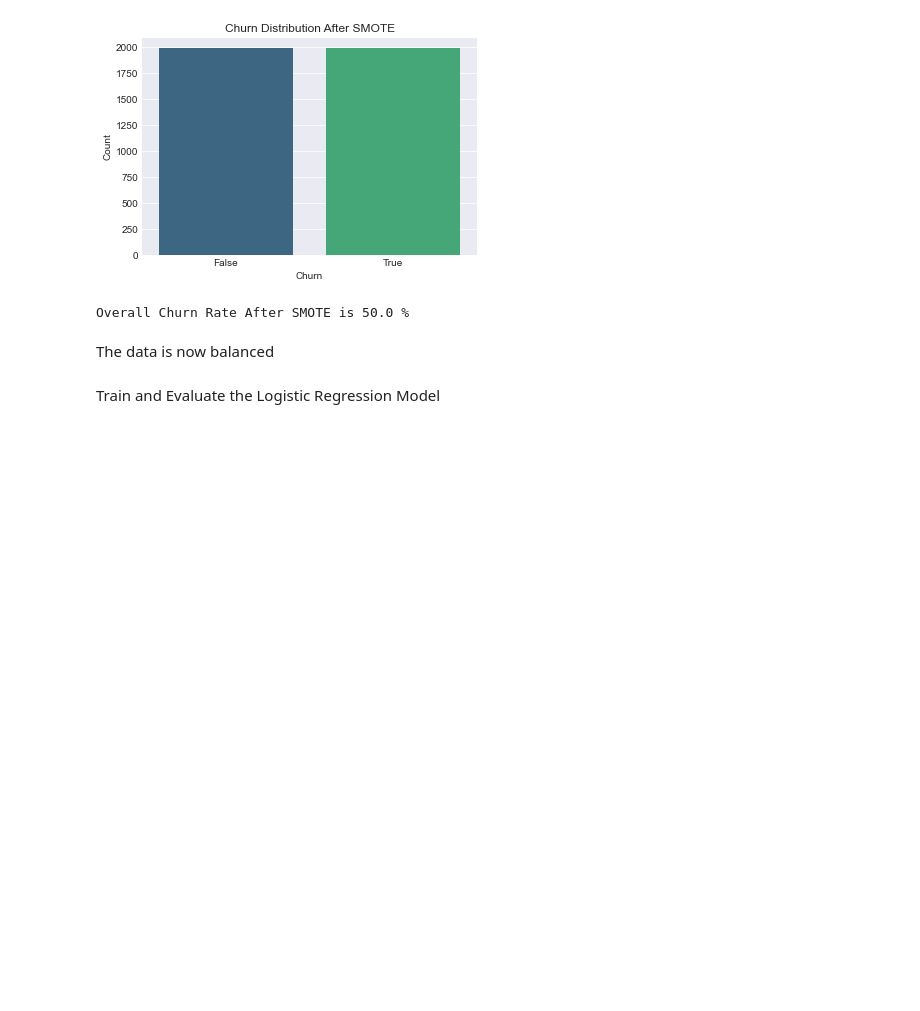
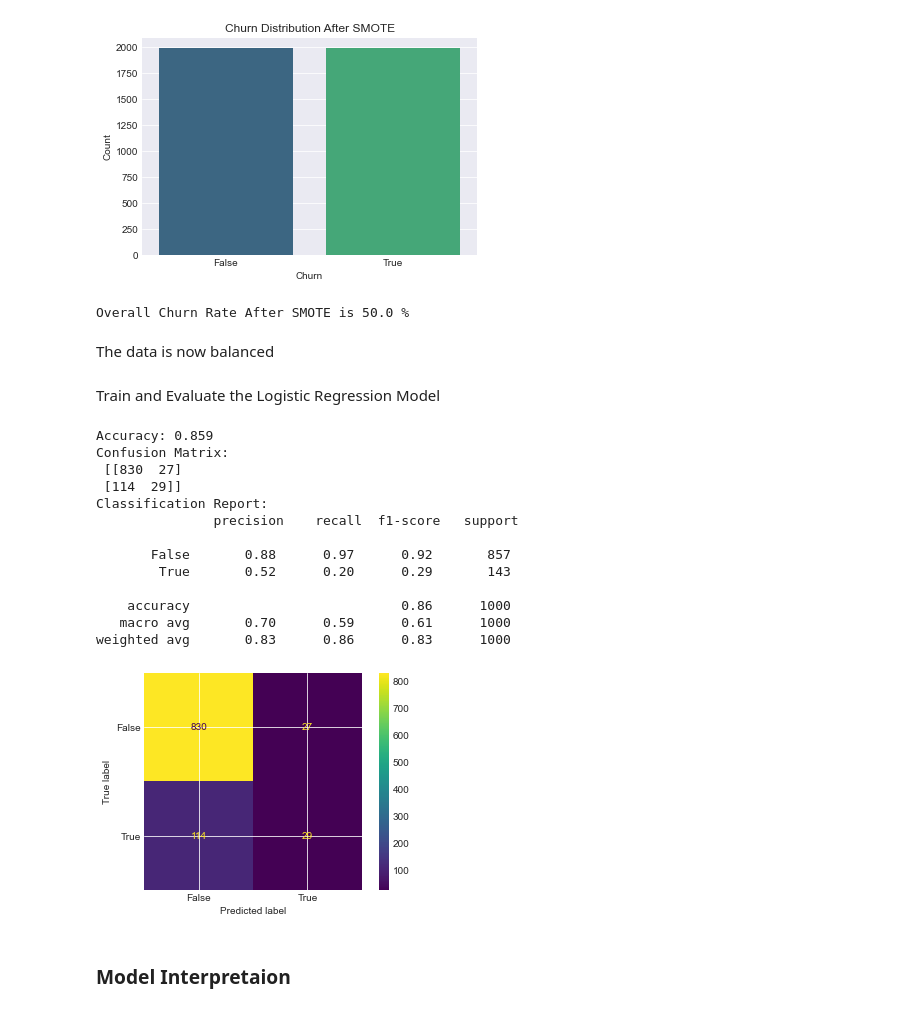
Before and after one commit to MAZSUSA/SYRIATEL-CUSTOMER-CHURN-ANALYSIS, a Jupyter notebook: index.ipynb, the cells around one changed output. Saved outputs shown, nothing was run; the diff lists cells and outputs as text; code cells hidden in the pictures; blank space fills up the shorter version.

Commit message:
Modelling

```diff
--- a/index.ipynb
+++ b/index.ipynb
@@ -270,14 +270,35 @@ The data is now balanced
 # %% [markdown]
 Train and Evaluate the Logistic Regression Model
 # %%
-# # Initialize and train the logistic regression model
-# model = LogisticRegression(max_iter=1000)
-# model.fit(X_train, y_train)
+from sklearn.metrics import ConfusionMatrixDisplay
+# Initialize and train the logistic regression model
+model = LogisticRegression(max_iter=1000)
+model.fit(X_train, y_train)
 
-# # Make predictions
-# y_pred = model.predict(X_test)
+# Make predictions
+y_pred = model.predict(X_test)
 
-# # Evaluate the model
-# print("Accuracy:", accuracy_score(y_test, y_pred))
-# print("Confusion Matrix:\n", confusion_matrix(y_test, y_pred))
-# print("Classification Report:\n", classification_report(y_test, y_pred))
+# Evaluate the model
+print("Accuracy:", accuracy_score(y_test, y_pred))
+print("Confusion Matrix:\n", confusion_matrix(y_test, y_pred))
+print("Classification Report:\n", classification_report(y_test, y_pred))
+cm = confusion_matrix(y_test, y_pred, labels=model.classes_)
+disp = ConfusionMatrixDisplay(confusion_matrix=cm, display_labels=model.classes_)
+disp.plot();
+# %% [output]
+Accuracy: 0.859
+Confusion Matrix:
+ [[830  27]
+ [114  29]]
+Classification Report:
+               precision    recall  f1-score   support
+
+       False       0.88      0.97      0.92       857
+        True       0.52      0.20      0.29       143
+
+    accuracy                           0.86      1000
+   macro avg       0.70      0.59      0.61      1000
+weighted avg       0.83      0.86      0.83      1000
+[figure, added]
+# %% [markdown]
+### Model Interpretaion
```
Also changed, not shown: parts of 3 cells of this notebook.
